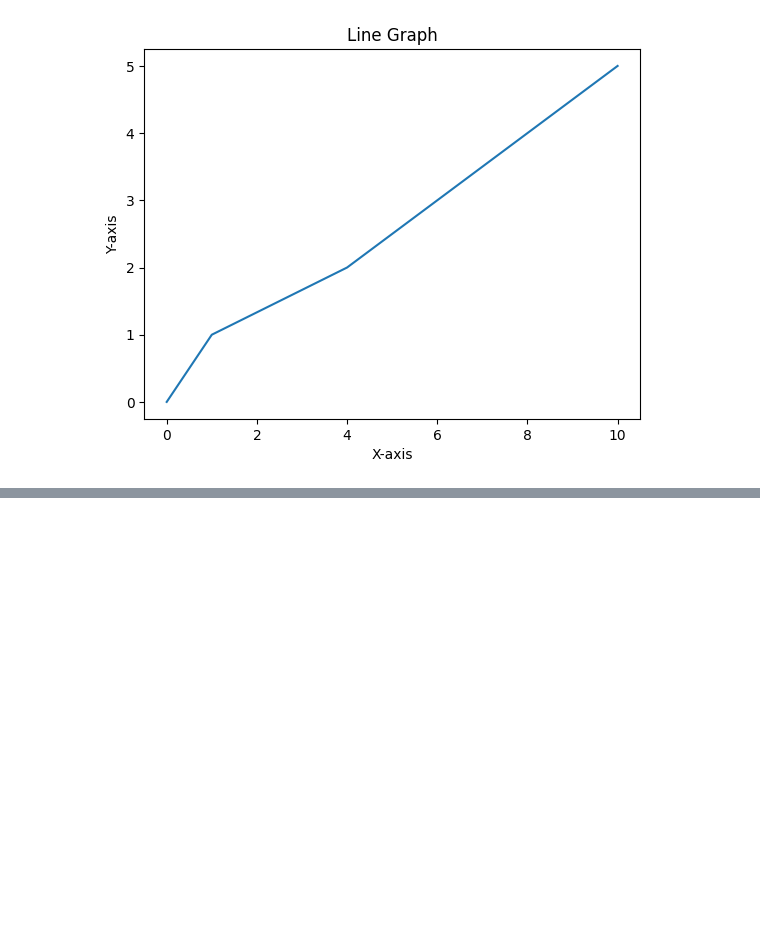
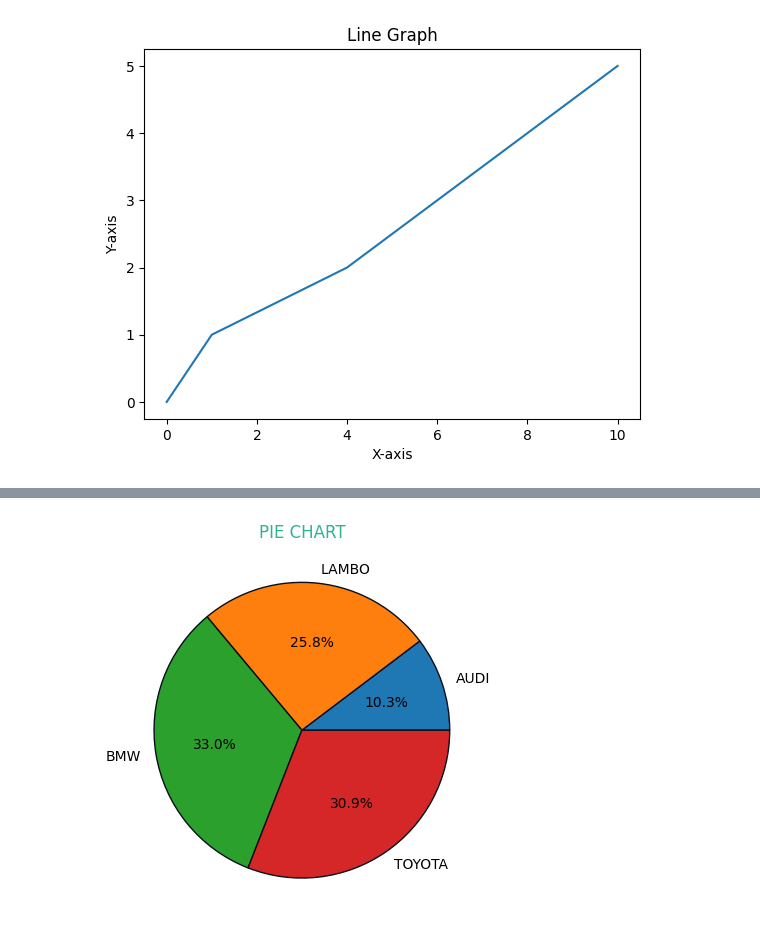
Before and after one commit to John26hub/Graphs, a Jupyter notebook: learning.ipynb, the cells around one changed output, grey strips where cells are left out. Saved outputs shown, nothing was run; the diff lists cells and outputs as text; code cells hidden in the pictures; blank space fills up the shorter version.

```diff
--- a/learning.ipynb
+++ b/learning.ipynb
@@ -52,0 +79,11 @@ plt.show()
+# %%
+import matplotlib.pyplot as plt
+
+cars=["AUDI","LAMBO","BMW","TOYOTA"]
+data=[10,25,32,30]
+
+plt.pie(data,labels=cars,autopct='%1.1f%%',wedgeprops={'ec' : '#070e1a'})
+plt.title("PIE CHART", color='#2eb396')
+plt.show()
+# %% [output]
+[figure, added]
```
Also changed, not shown: parts of 4 cells of this notebook.
